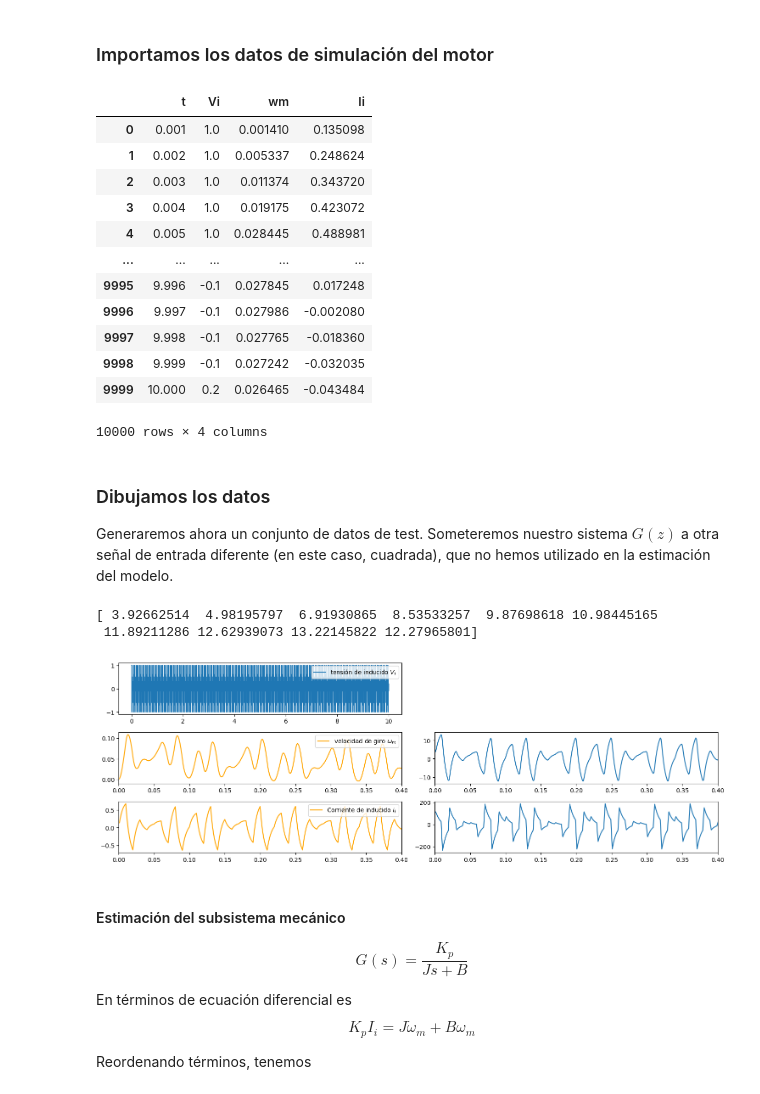
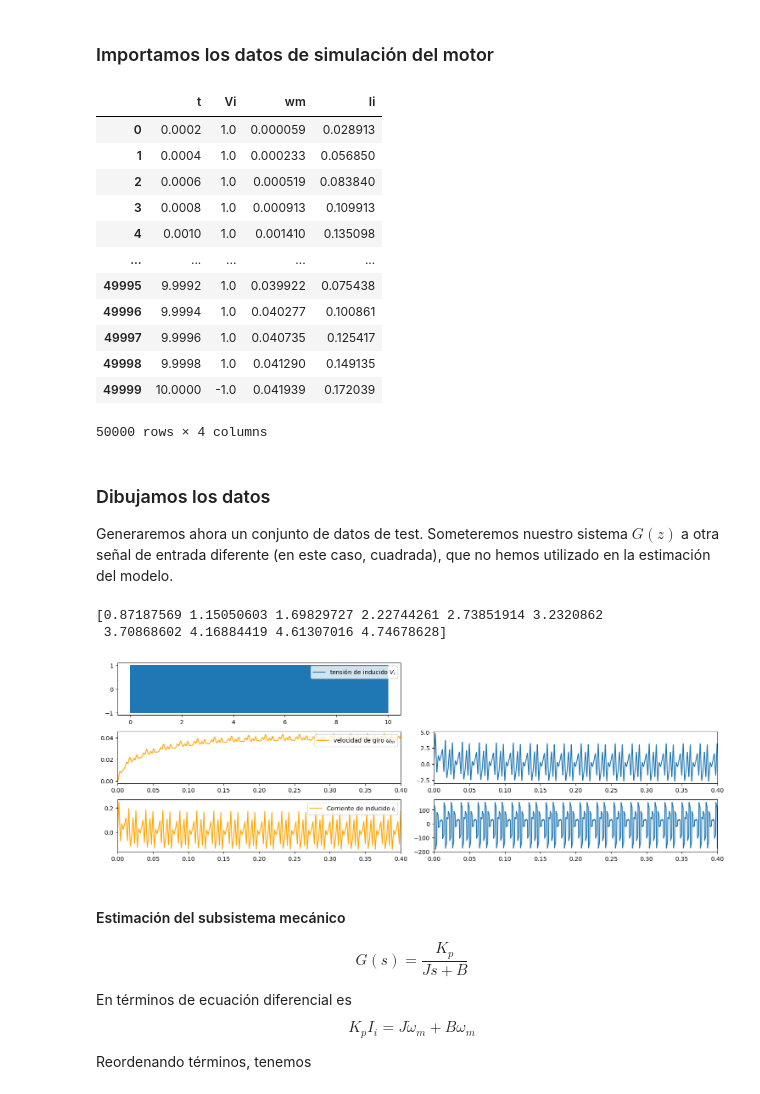
Before and after one commit to idiazblanco/ejemplos-curso-ML, a Jupyter notebook: introducción ML/Identificación/Identificación motor DC derivadas.ipynb, the cells around one changed output. Saved outputs shown, nothing was run; the diff lists cells and outputs as text; code cells hidden in the pictures.

```diff
--- a/introducción ML/Identificación/Identificación motor DC derivadas.ipynb
+++ b/introducción ML/Identificación/Identificación motor DC derivadas.ipynb
@@ -35,23 +35,23 @@ import matplotlib.pyplot as plt
 # %%
 import pandas as pd
 
-df = pd.read_csv('../datos/motor_dc.csv')
+df = pd.read_csv('../../datos/motor_dc.csv')
 df.columns = ['t','Vi','wm','Ii']
 df
 # %% [output]
 |  | t | Vi | wm | Ii |
-| 0 | 0.001 | 1.0 | 0.001410 | 0.135098 |
-| 1 | 0.002 | 1.0 | 0.005337 | 0.248624 |
-| 2 | 0.003 | 1.0 | 0.011374 | 0.343720 |
-| 3 | 0.004 | 1.0 | 0.019175 | 0.423072 |
-| 4 | 0.005 | 1.0 | 0.028445 | 0.488981 |
+| 0 | 0.0002 | 1.0 | 0.000059 | 0.028913 |
+| 1 | 0.0004 | 1.0 | 0.000233 | 0.056850 |
+| 2 | 0.0006 | 1.0 | 0.000519 | 0.083840 |
+| 3 | 0.0008 | 1.0 | 0.000913 | 0.109913 |
+| 4 | 0.0010 | 1.0 | 0.001410 | 0.135098 |
 | ... | ... | ... | ... | ... |
-| 9995 | 9.996 | -0.1 | 0.027845 | 0.017248 |
-| 9996 | 9.997 | -0.1 | 0.027986 | -0.002080 |
-| 9997 | 9.998 | -0.1 | 0.027765 | -0.018360 |
-| 9998 | 9.999 | -0.1 | 0.027242 | -0.032035 |
-| 9999 | 10.000 | 0.2 | 0.026465 | -0.043484 |
+| 49995 | 9.9992 | 1.0 | 0.039922 | 0.075438 |
+| 49996 | 9.9994 | 1.0 | 0.040277 | 0.100861 |
+| 49997 | 9.9996 | 1.0 | 0.040735 | 0.125417 |
+| 49998 | 9.9998 | 1.0 | 0.041290 | 0.149135 |
+| 49999 | 10.0000 | -1.0 | 0.041939 | 0.172039 |
-10000 rows × 4 columns
+50000 rows × 4 columns
 # %% [markdown]
 ### Dibujamos los datos
 Generaremos ahora un conjunto de datos de test. Someteremos nuestro sistema $G(z)$ a otra señal de entrada diferente (en este caso, cuadrada), que no hemos utilizado en la estimación del modelo.
@@ -68,8 +68,8 @@ dIi = np.gradient(Ii,t)
 
 print(dwm[:10])
 # %% [output]
-[ 3.92662514  4.98195797  6.91930865  8.53533257  9.87698618 10.98445165
- 11.89211286 12.62939073 13.22145822 12.27965801]
+[0.87187569 1.15050603 1.69829727 2.22744261 2.73851914 3.2320862
+ 3.70868602 4.16884419 4.61307016 4.74678628]
 # %%
 
 
@@ -103,7 +103,7 @@ plt.axis(xmin=0,xmax=0.4)
 
 plt.tight_layout()
 # %% [output]
-[figure, old version]
+[figure, new version]
 # %% [markdown]
 #### Estimación del subsistema mecánico
 $$
```
Also changed, not shown: parts of 2 cells of this notebook, 3 other files.
